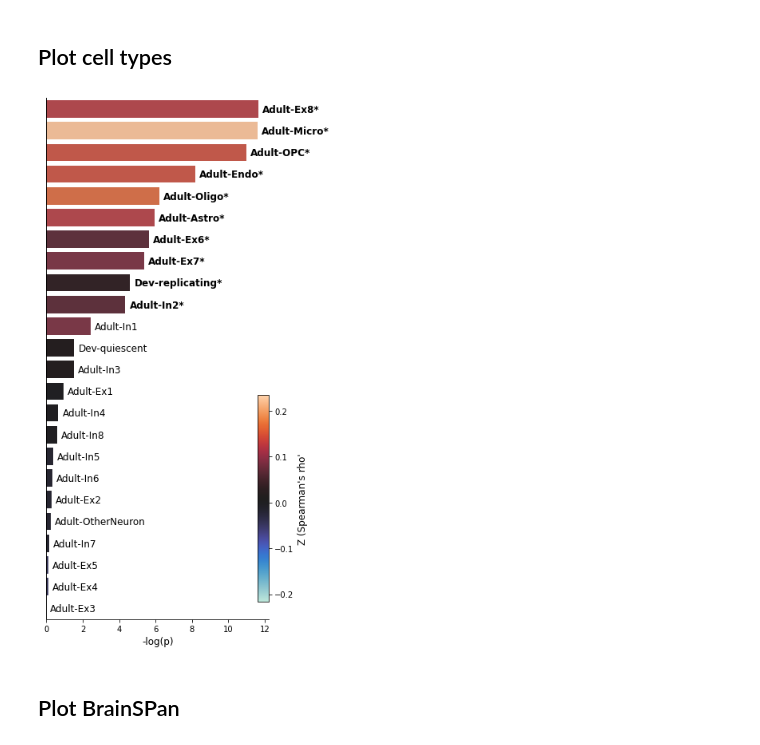
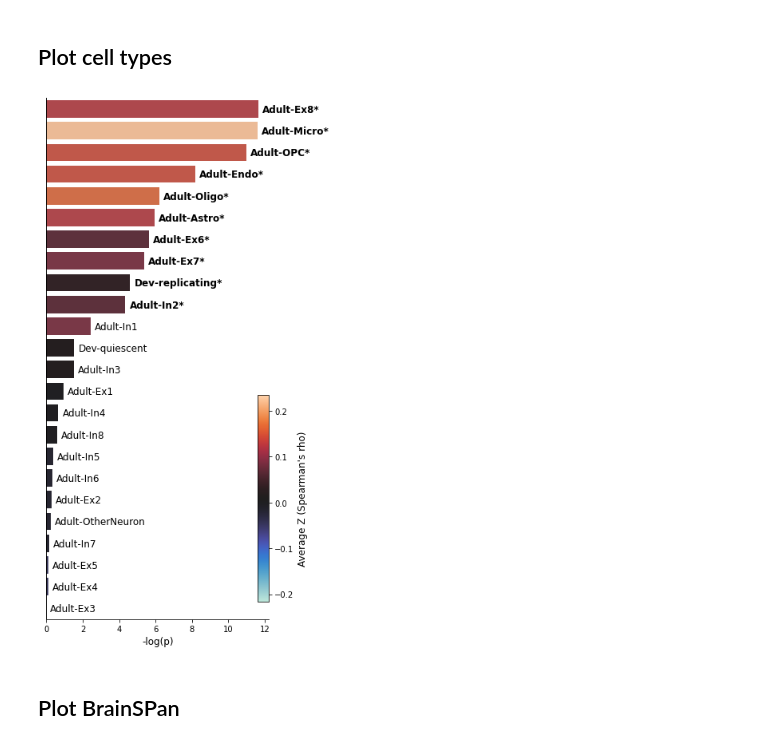
Before and after one commit to LeonDLotter/ABAnnotate, a Jupyter notebook: example/example_pain.ipynb, the cells around one changed output. Saved outputs shown, nothing was run; the diff lists cells and outputs as text; code cells hidden in the pictures.

```diff
--- a/example/example_pain.ipynb
+++ b/example/example_pain.ipynb
@@ -27,35 +27,35 @@ def colors_from_values(values, palette_name):
     # use the indices to get the colors
     palette = sns.color_palette(palette_name, len(values))
     return np.array(palette).take(indices, axis=0)
 
 # load data
 cell = pd.read_csv('gcea/GCEA_pain_celltypes.csv')
 
 # PLOT
 fig, axes = plt.subplots(1,1, figsize=(5,12))
 cell_plot = sns.barplot(data=cell, x=-np.log(cell.pValZ), y='cLabel', ax=axes, palette=colors_from_values(cell.cScorePheno, 'icefire'))
 
 # labels
 for i, p in enumerate(cell_plot.patches):
     x = p.get_x() + p.get_width()
     xy = (5, -15)
     label = cell.cLabel[i]+'*' if cell.pValPermCorr[i]<0.05 else cell.cLabel[i]
     weight = 'bold' if cell.pValPermCorr[i]<0.05 else 'normal'
     cell_plot.annotate(label, (x, p.get_y()), xytext=xy, textcoords='offset points', size=12, weight=weight)
 # style
 cell_plot.axvline(0, color='k', linewidth=1)
 cell_plot.set_xlabel('-log(p)', fontsize=12)
 cell_plot.set(yticklabels=[], ylabel=None)
 cell_plot.tick_params(left=False)
 sns.despine(fig, None, True, True, True, False)
 # cbar
 cb = plt.colorbar(mpl.cm.ScalarMappable(norm=mpl.colors.Normalize(vmin=cell.cScorePheno.min(), vmax=cell.cScorePheno.max()),
                   cmap='icefire'), orientation='vertical', cax=fig.add_axes([0.86, 0.15, 0.04, 0.3]))
-cb.set_label("Z (Spearman's rho'", size=12)
+cb.set_label("Average Z (Spearman's rho)", size=12)
 # save
 plt.savefig('img/pain_cells.jpg', bbox_inches='tight', dpi=200)
 # %% [output]
-[figure, old version]
+[figure, new version]
 # %% [markdown]
 ## Plot BrainSPan
 # %%
```
Also changed, not shown: 4 other files.
